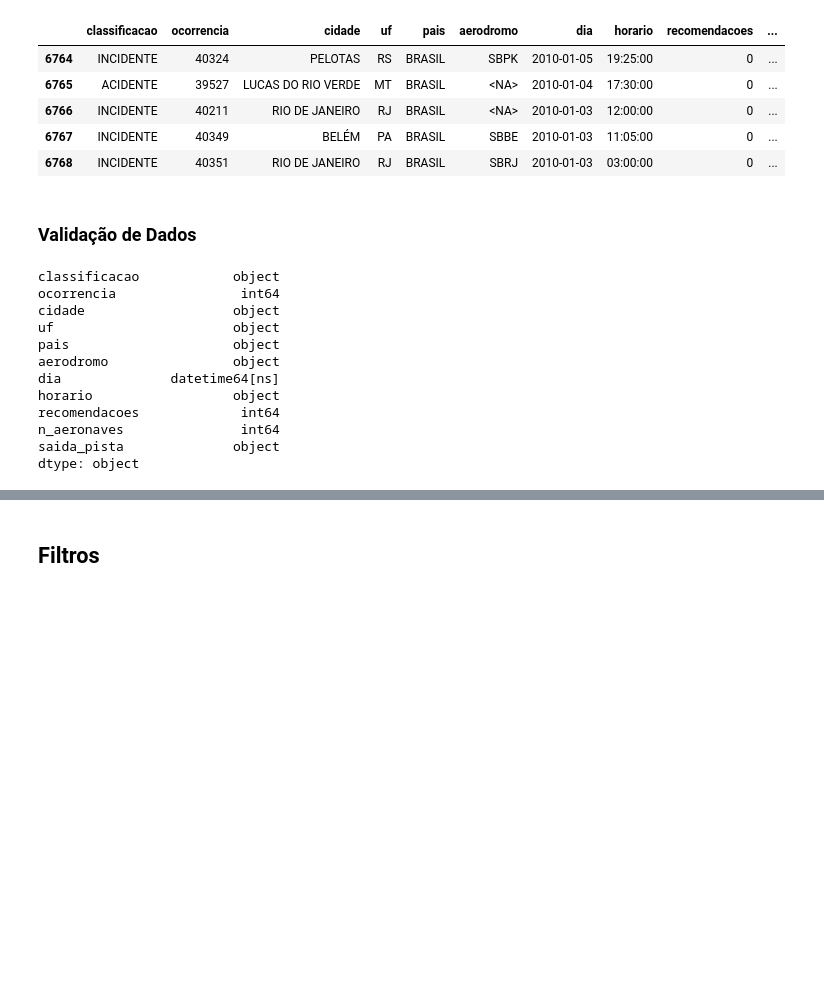
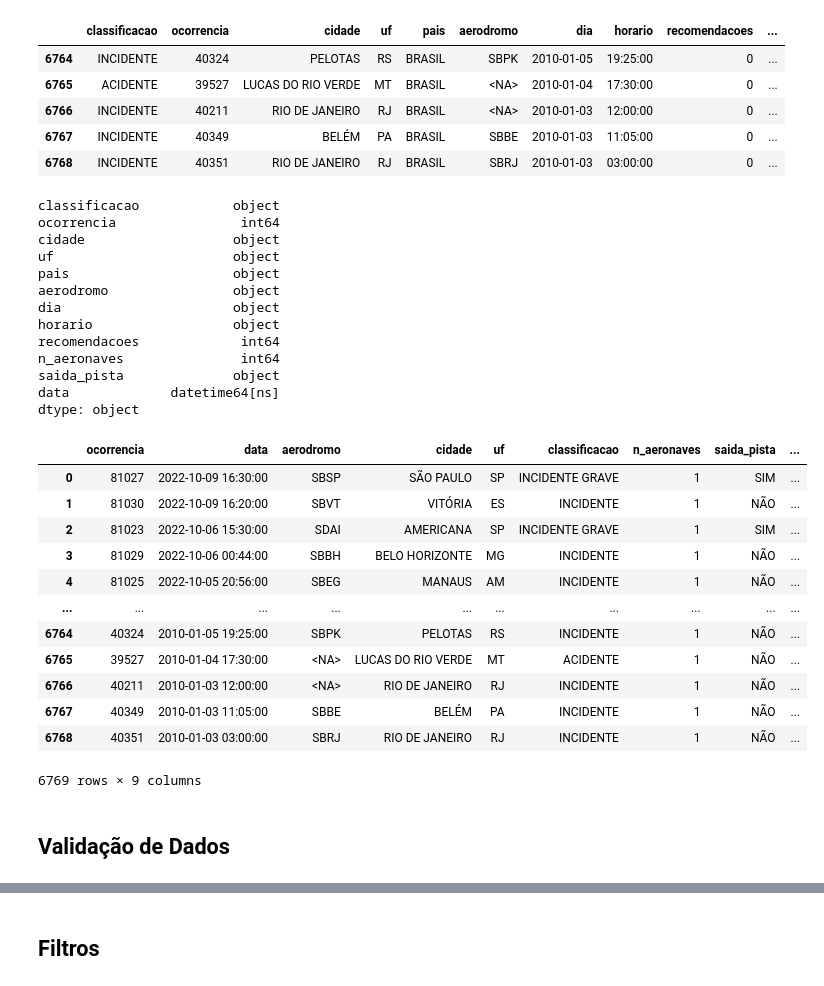
Before and after one commit to giobritos/soul_code_python, a Jupyter notebook: ED7-PandasFundamentos.ipynb, the cells around one changed output, grey strips where cells are left out. Saved outputs shown, nothing was run; the diff lists cells and outputs as text; code cells hidden in the pictures; blank space fills up the shorter version.

```diff
--- a/ED7-PandasFundamentos.ipynb
+++ b/ED7-PandasFundamentos.ipynb
@@ -261,8 +261,12 @@ df.tail(5)
 | 6766 | INCIDENTE | 40211 | RIO DE JANEIRO | RJ | BRASIL | <NA> | 2010-01-03 | 12:00:00 | 0 | ... |
 | 6767 | INCIDENTE | 40349 | BELÉM | PA | BRASIL | SBBE | 2010-01-03 | 11:05:00 | 0 | ... |
 | 6768 | INCIDENTE | 40351 | RIO DE JANEIRO | RJ | BRASIL | SBRJ | 2010-01-03 | 03:00:00 | 0 | ... |
-# %% [markdown]
-### Validação de Dados
+# %%
+# converter coluna dia
+df['dia'] = df['dia'].astype(str)
+# %%
+# criar coluna de data
+df['data'] = pd.to_datetime(df['dia']+ ' '+df['horario'])
 # %%
 df.dtypes
 # %% [output]
@@ -272,9 +276,30 @@ cidade                   object
 uf                       object
 pais                     object
 aerodromo                object
-dia              datetime64[ns]
+dia                      object
 horario                  object
 recomendacoes             int64
 n_aeronaves               int64
 saida_pista              object
+data             datetime64[ns]
 dtype: object
+# %%
+df2 = df[['ocorrencia', 'data', 'aerodromo', 'cidade', 'uf', 'classificacao', 'n_aeronaves', 'saida_pista', 'recomendacoes']]
+# %%
+df2
+# %% [output]
+|  | ocorrencia | data | aerodromo | cidade | uf | classificacao | n_aeronaves | saida_pista | ... |
+| 0 | 81027 | 2022-10-09 16:30:00 | SBSP | SÃO PAULO | SP | INCIDENTE GRAVE | 1 | SIM | ... |
+| 1 | 81030 | 2022-10-09 16:20:00 | SBVT | VITÓRIA | ES | INCIDENTE | 1 | NÃO | ... |
+| 2 | 81023 | 2022-10-06 15:30:00 | SDAI | AMERICANA | SP | INCIDENTE GRAVE | 1 | SIM | ... |
+| 3 | 81029 | 2022-10-06 00:44:00 | SBBH | BELO HORIZONTE | MG | INCIDENTE | 1 | NÃO | ... |
+| 4 | 81025 | 2022-10-05 20:56:00 | SBEG | MANAUS | AM | INCIDENTE | 1 | NÃO | ... |
+| ... | ... | ... | ... | ... | ... | ... | ... | ... | ... |
+| 6764 | 40324 | 2010-01-05 19:25:00 | SBPK | PELOTAS | RS | INCIDENTE | 1 | NÃO | ... |
+| 6765 | 39527 | 2010-01-04 17:30:00 | <NA> | LUCAS DO RIO VERDE | MT | ACIDENTE | 1 | NÃO | ... |
+| 6766 | 40211 | 2010-01-03 12:00:00 | <NA> | RIO DE JANEIRO | RJ | INCIDENTE | 1 | NÃO | ... |
+| 6767 | 40349 | 2010-01-03 11:05:00 | SBBE | BELÉM | PA | INCIDENTE | 1 | NÃO | ... |
+| 6768 | 40351 | 2010-01-03 03:00:00 | SBRJ | RIO DE JANEIRO | RJ | INCIDENTE | 1 | NÃO | ... |
+6769 rows × 9 columns
+# %% [markdown]
+## Validação de Dados
```
Also changed, not shown: parts of 14 cells of this notebook.
